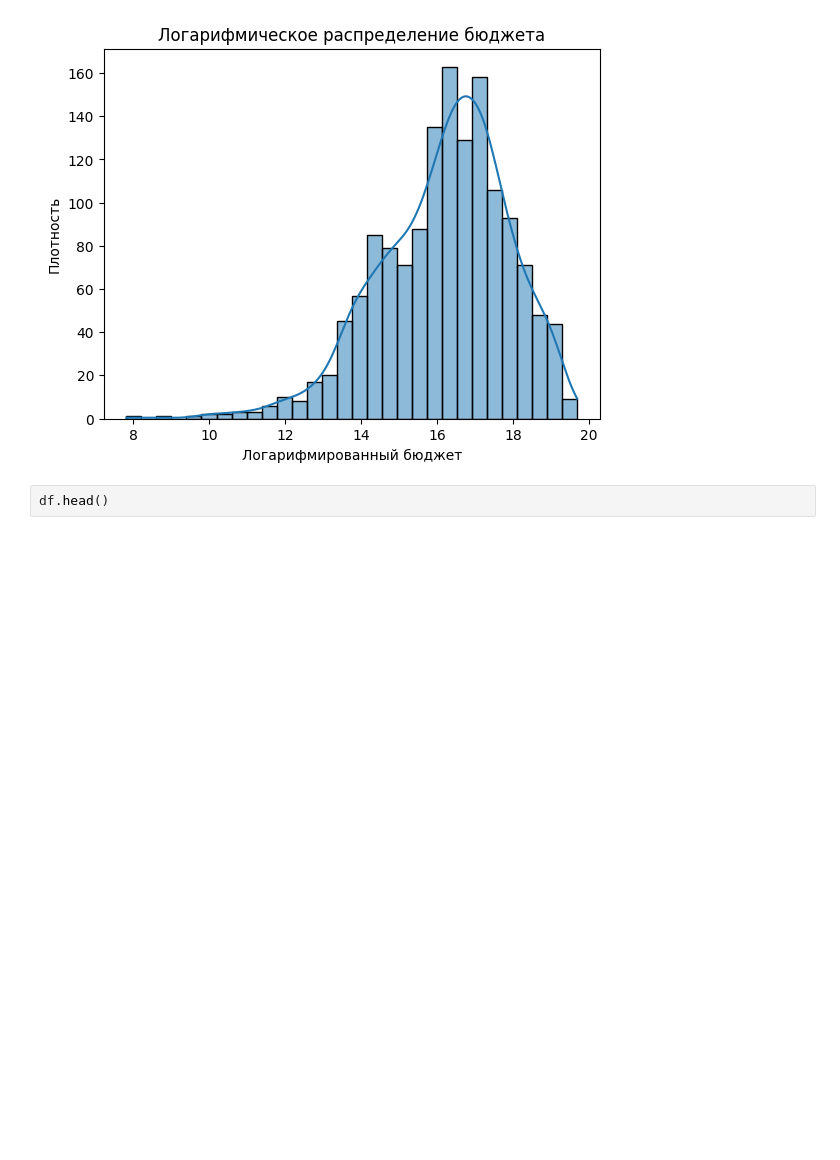
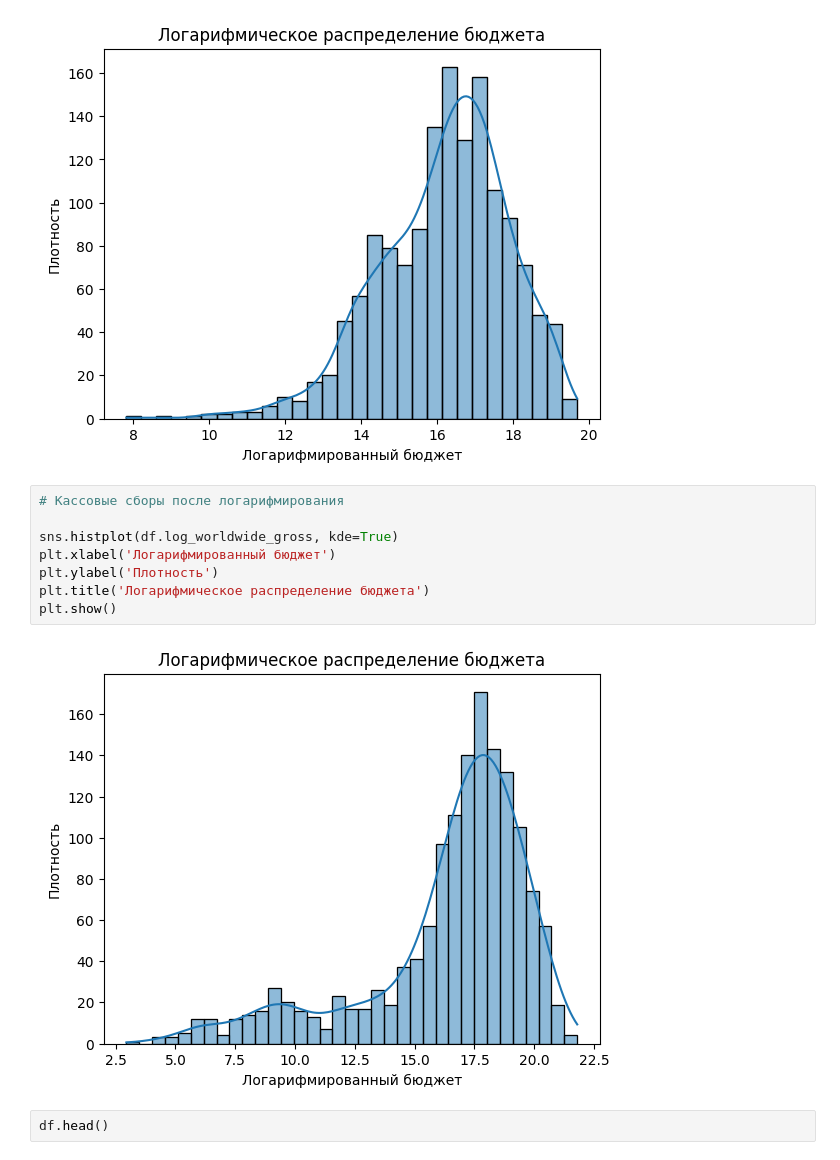
Before and after one commit to isnikitin1/IMDBresearch, a Jupyter notebook: part_4_ml/ml_kuzmenko_vladislav.ipynb, the cells around one changed output. Saved outputs shown, nothing was run; the diff lists cells and outputs as text; blank space fills up the shorter version.

```diff
--- a/part_4_ml/ml_kuzmenko_vladislav.ipynb
+++ b/part_4_ml/ml_kuzmenko_vladislav.ipynb
@@ -188,6 +189,16 @@ plt.title('Логарифмическое распределение бюдже
 plt.show()
 # %% [output]
 [figure]
+# %%
+# Кассовые сборы после логарифмирования
+
+sns.histplot(df.log_worldwide_gross, kde=True)
+plt.xlabel('Логарифмированный бюджет')
+plt.ylabel('Плотность')
+plt.title('Логарифмическое распределение бюджета')
+plt.show()
+# %% [output]
+[figure, added]
 # %%
 df.head()
 # %% [output]
```
Also changed, not shown: parts of 10 cells of this notebook.
